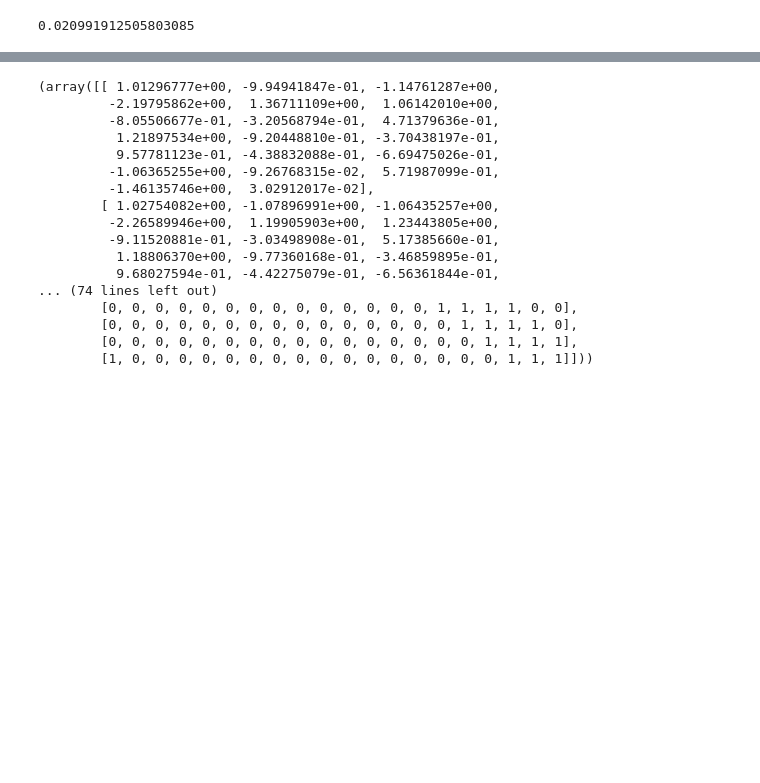
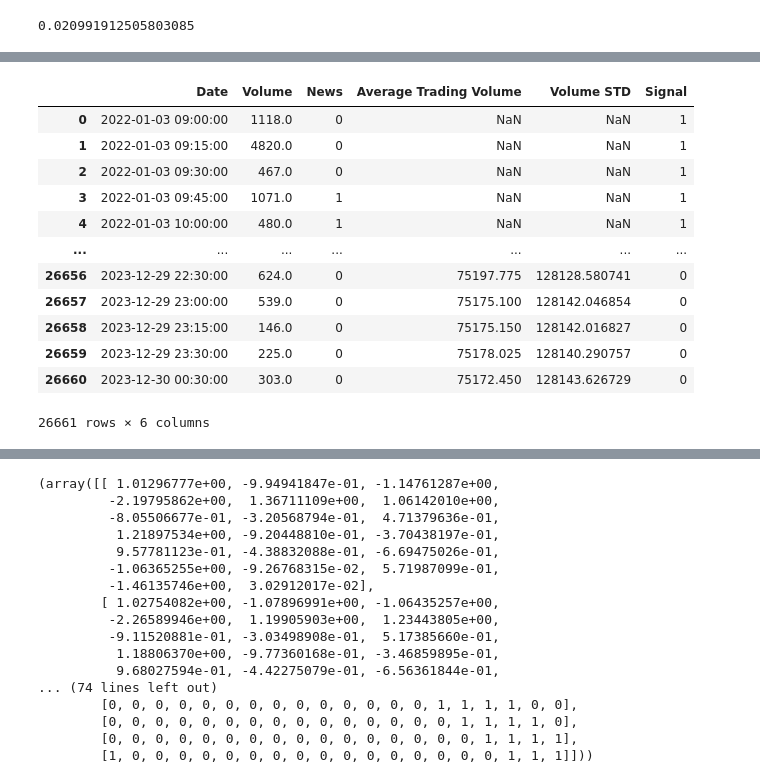
Before and after one commit to abhatia1205/CausalityTests, a Jupyter notebook: te_news_events.ipynb, the cells around one changed output, grey strips where cells are left out. Saved outputs shown, nothing was run; the diff lists cells and outputs as text; code cells hidden in the pictures; blank space fills up the shorter version.

```diff
--- a/te_news_events.ipynb
+++ b/te_news_events.ipynb
@@ -231,0 +484,4 @@ sol
+# %%
+dict = {'Date': ticker_times, 'Volume': volumes, 'News': news_dates}
+df = pd.DataFrame(dict)
+df.head(20)
@@ -231,0 +506,22 @@ sol
+# %%
+
+df["Average Trading Volume"] = df["Volume"].rolling(40).mean()
+df["Volume STD"] = df["Volume"].rolling(40).std()
+df["Signal"] = 1
+df.loc[df["Volume"] > df["Average Trading Volume"] + df["Volume STD"], "Signal"] = 2
+df.loc[df["Volume"] < df["Average Trading Volume"] + df["Volume STD"], "Signal"] = 0
+df
+# %% [output]
+|  | Date | Volume | News | Average Trading Volume | Volume STD | Signal |
+| 0 | 2022-01-03 09:00:00 | 1118.0 | 0 | NaN | NaN | 1 |
+| 1 | 2022-01-03 09:15:00 | 4820.0 | 0 | NaN | NaN | 1 |
+| 2 | 2022-01-03 09:30:00 | 467.0 | 0 | NaN | NaN | 1 |
+| 3 | 2022-01-03 09:45:00 | 1071.0 | 1 | NaN | NaN | 1 |
+| 4 | 2022-01-03 10:00:00 | 480.0 | 1 | NaN | NaN | 1 |
+| ... | ... | ... | ... | ... | ... | ... |
+| 26656 | 2023-12-29 22:30:00 | 624.0 | 0 | 75197.775 | 128128.580741 | 0 |
+| 26657 | 2023-12-29 23:00:00 | 539.0 | 0 | 75175.100 | 128142.046854 | 0 |
+| 26658 | 2023-12-29 23:15:00 | 146.0 | 0 | 75175.150 | 128142.016827 | 0 |
+| 26659 | 2023-12-29 23:30:00 | 225.0 | 0 | 75178.025 | 128140.290757 | 0 |
+| 26660 | 2023-12-30 00:30:00 | 303.0 | 0 | 75172.450 | 128143.626729 | 0 |
+26661 rows × 6 columns
```
Also changed, not shown: parts of 28 cells of this notebook.
